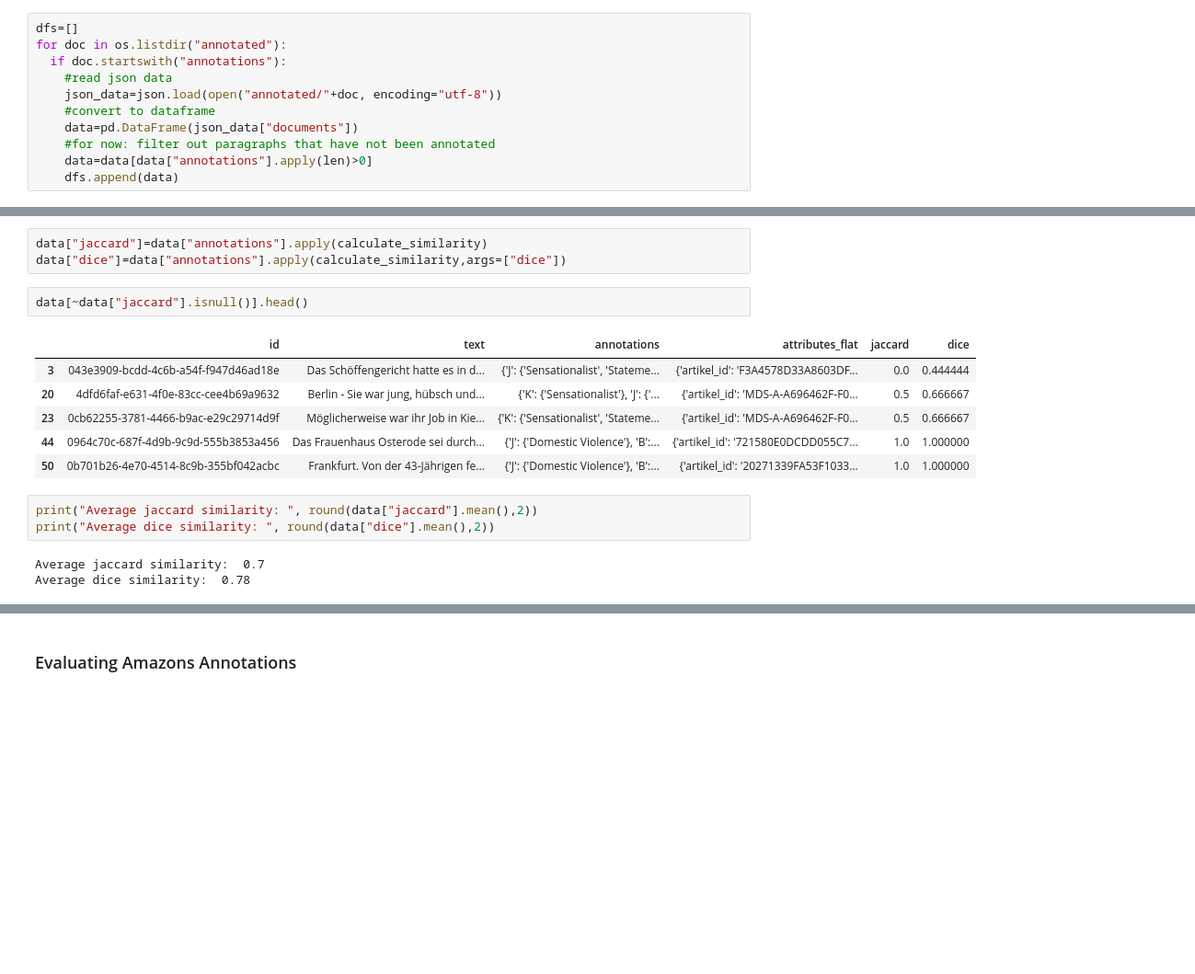
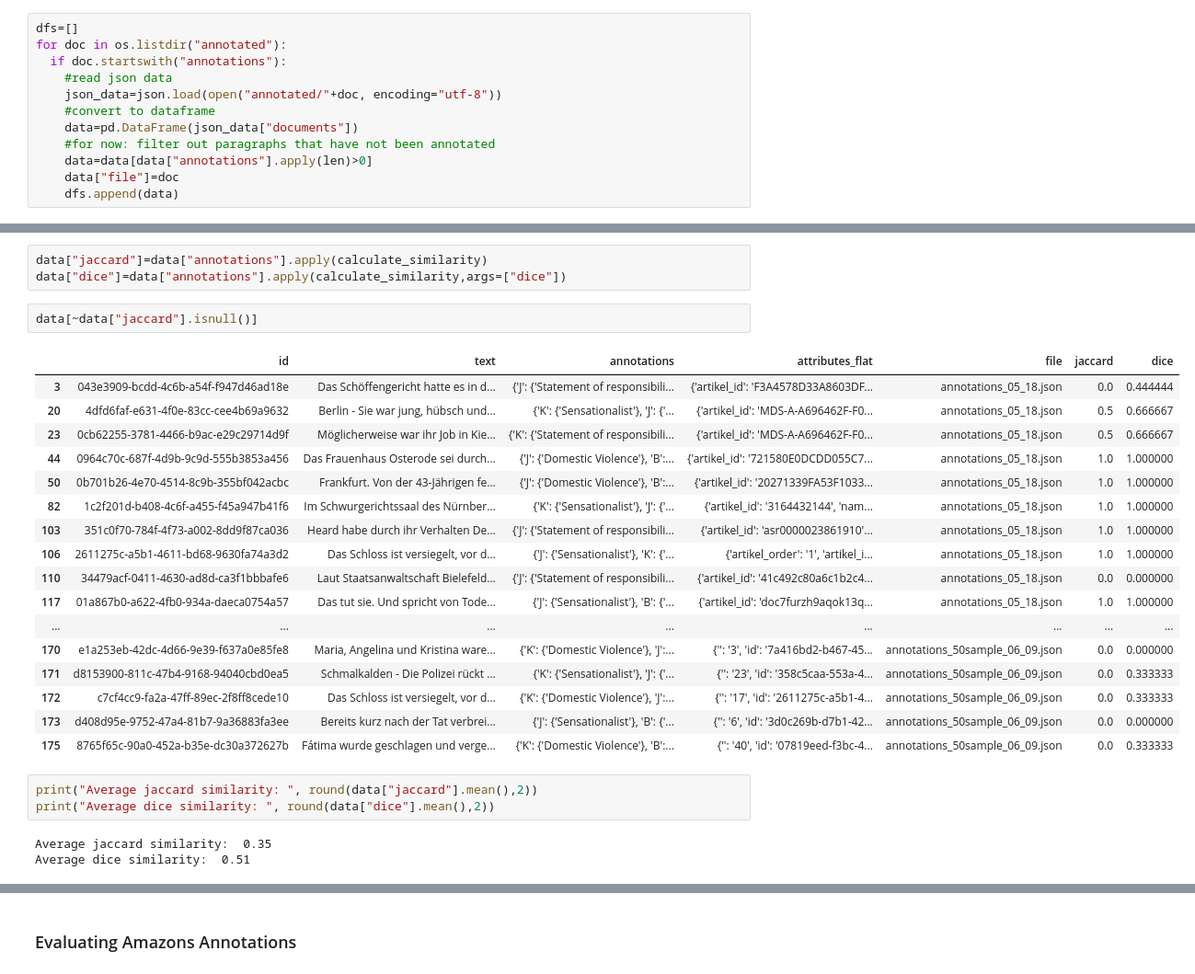
Before and after one commit to blue-create/langlens, a Jupyter notebook: analyses/annotations.ipynb, the cells around one changed output, grey strips where cells are left out. Shown at 92% size. Cells and saved outputs as stored; diff of their text form; blank space fills up the shorter version.

```diff
--- a/analyses/annotations.ipynb
+++ b/analyses/annotations.ipynb
@@ -31,6 +31,7 @@ for doc in os.listdir("annotated"):
     data=pd.DataFrame(json_data["documents"])
     #for now: filter out paragraphs that have not been annotated
     data=data[data["annotations"].apply(len)>0]
+    data["file"]=doc
     dfs.append(data)
 # %%
 # merge jsons
@@ -129,17 +132,28 @@ def dice_similarity_multiple(sets):
 data["jaccard"]=data["annotations"].apply(calculate_similarity)
 data["dice"]=data["annotations"].apply(calculate_similarity,args=["dice"])
 # %%
-data[~data["jaccard"].isnull()].head()
+data[~data["jaccard"].isnull()]
 # %% [output]
-|  | id | text | annotations | attributes_flat | jaccard | dice |
-| 3 | 043e3909-bcdd-4c6b-a54f-f947d46ad18e | Das Schöffengericht hatte es in d... | {'J': {'Sensationalist', 'Stateme... | {'artikel_id': 'F3A4578D33A8603DF... | 0.0 | 0.444444 |
-| 20 | 4dfd6faf-e631-4f0e-83cc-cee4b69a9632 | Berlin - Sie war jung, hübsch und... | {'K': {'Sensationalist'}, 'J': {'... | {'artikel_id': 'MDS-A-A696462F-F0... | 0.5 | 0.666667 |
-| 23 | 0cb62255-3781-4466-b9ac-e29c29714d9f | Möglicherweise war ihr Job in Kie... | {'K': {'Sensationalist', 'Stateme... | {'artikel_id': 'MDS-A-A696462F-F0... | 0.5 | 0.666667 |
-| 44 | 0964c70c-687f-4d9b-9c9d-555b3853a456 | Das Frauenhaus Osterode sei durch... | {'J': {'Domestic Violence'}, 'B':... | {'artikel_id': '721580E0DCDD055C7... | 1.0 | 1.000000 |
-| 50 | 0b701b26-4e70-4514-8c9b-355bf042acbc | Frankfurt. Von der 43-Jährigen fe... | {'J': {'Domestic Violence'}, 'B':... | {'artikel_id': '20271339FA53F1033... | 1.0 | 1.000000 |
+|  | id | text | annotations | attributes_flat | file | jaccard | dice |
+| 3 | 043e3909-bcdd-4c6b-a54f-f947d46ad18e | Das Schöffengericht hatte es in d... | {'J': {'Statement of responsibili... | {'artikel_id': 'F3A4578D33A8603DF... | annotations_05_18.json | 0.0 | 0.444444 |
+| 20 | 4dfd6faf-e631-4f0e-83cc-cee4b69a9632 | Berlin - Sie war jung, hübsch und... | {'K': {'Sensationalist'}, 'J': {'... | {'artikel_id': 'MDS-A-A696462F-F0... | annotations_05_18.json | 0.5 | 0.666667 |
+| 23 | 0cb62255-3781-4466-b9ac-e29c29714d9f | Möglicherweise war ihr Job in Kie... | {'K': {'Statement of responsibili... | {'artikel_id': 'MDS-A-A696462F-F0... | annotations_05_18.json | 0.5 | 0.666667 |
+| 44 | 0964c70c-687f-4d9b-9c9d-555b3853a456 | Das Frauenhaus Osterode sei durch... | {'J': {'Domestic Violence'}, 'B':... | {'artikel_id': '721580E0DCDD055C7... | annotations_05_18.json | 1.0 | 1.000000 |
+| 50 | 0b701b26-4e70-4514-8c9b-355bf042acbc | Frankfurt. Von der 43-Jährigen fe... | {'J': {'Domestic Violence'}, 'B':... | {'artikel_id': '20271339FA53F1033... | annotations_05_18.json | 1.0 | 1.000000 |
+| 82 | 1c2f201d-b408-4c6f-a455-f45a947b41f6 | Im Schwurgerichtssaal des Nürnber... | {'K': {'Sensationalist'}, 'J': {'... | {'artikel_id': '3164432144', 'nam... | annotations_05_18.json | 1.0 | 1.000000 |
+| 103 | 351c0f70-784f-4f73-a002-8dd9f87ca036 | Heard habe durch ihr Verhalten De... | {'J': {'Statement of responsibili... | {'artikel_id': 'asr0000023861910'... | annotations_05_18.json | 1.0 | 1.000000 |
+| 106 | 2611275c-a5b1-4611-bd68-9630fa74a3d2 | Das Schloss ist versiegelt, vor d... | {'J': {'Sensationalist'}, 'K': {'... | {'artikel_order': '1', 'artikel_i... | annotations_05_18.json | 1.0 | 1.000000 |
+| 110 | 34479acf-0411-4630-ad8d-ca3f1bbbafe6 | Laut Staatsanwaltschaft Bielefeld... | {'J': {'Statement of responsibili... | {'artikel_id': '41c492c80a6c1b2c4... | annotations_05_18.json | 0.0 | 0.000000 |
+| 117 | 01a867b0-a622-4fb0-934a-daeca0754a57 | Das tut sie. Und spricht von Tode... | {'J': {'Sensationalist'}, 'B': {'... | {'artikel_id': 'doc7furzh9aqok13q... | annotations_05_18.json | 1.0 | 1.000000 |
+| ... | ... | ... | ... | ... | ... | ... | ... |
+| 170 | e1a253eb-42dc-4d66-9e39-f637a0e85fe8 | Maria, Angelina und Kristina ware... | {'K': {'Domestic Violence'}, 'J':... | {'': '3', 'id': '7a416bd2-b467-45... | annotations_50sample_06_09.json | 0.0 | 0.000000 |
+| 171 | d8153900-811c-47b4-9168-94040cbd0ea5 | Schmalkalden - Die Polizei rückt ... | {'K': {'Sensationalist'}, 'J': {'... | {'': '23', 'id': '358c5caa-553a-4... | annotations_50sample_06_09.json | 0.0 | 0.333333 |
+| 172 | c7cf4cc9-fa2a-47ff-89ec-2f8ff8cede10 | Das Schloss ist versiegelt, vor d... | {'K': {'Domestic Violence'}, 'J':... | {'': '17', 'id': '2611275c-a5b1-4... | annotations_50sample_06_09.json | 0.0 | 0.333333 |
+| 173 | d408d95e-9752-47a4-81b7-9a36883fa3ee | Bereits kurz nach der Tat verbrei... | {'J': {'Sensationalist'}, 'B': {'... | {'': '6', 'id': '3d0c269b-d7b1-42... | annotations_50sample_06_09.json | 0.0 | 0.000000 |
+| 175 | 8765f65c-90a0-452a-b35e-dc30a372627b | Fátima wurde geschlagen und verge... | {'K': {'Domestic Violence'}, 'B':... | {'': '40', 'id': '07819eed-f3bc-4... | annotations_50sample_06_09.json | 0.0 | 0.333333 |
 # %%
 print("Average jaccard similarity: ", round(data["jaccard"].mean(),2))
 print("Average dice similarity: ", round(data["dice"].mean(),2))
 # %% [output]
-Average jaccard similarity:  0.7
-Average dice similarity:  0.78
+Average jaccard similarity:  0.35
+Average dice similarity:  0.51
```
Also changed, not shown: parts of 15 cells of this notebook.
